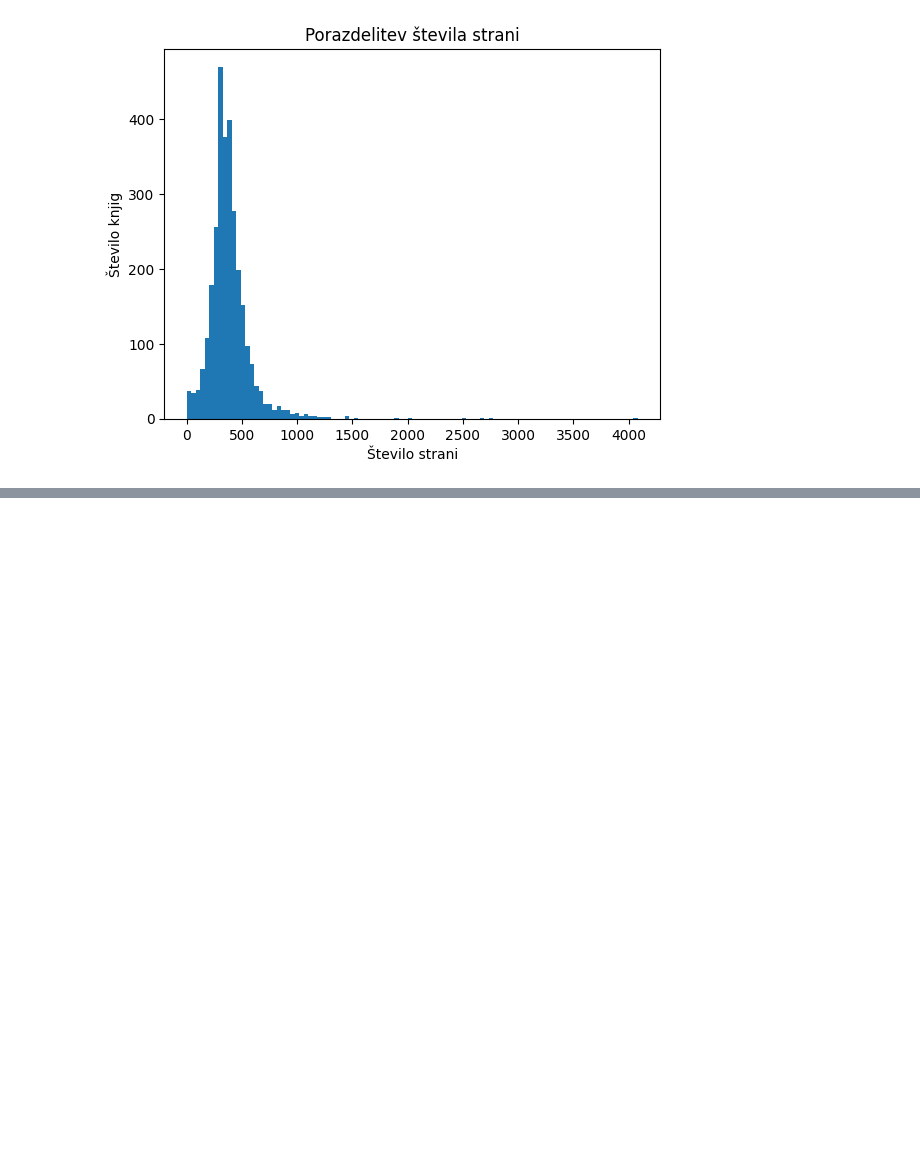
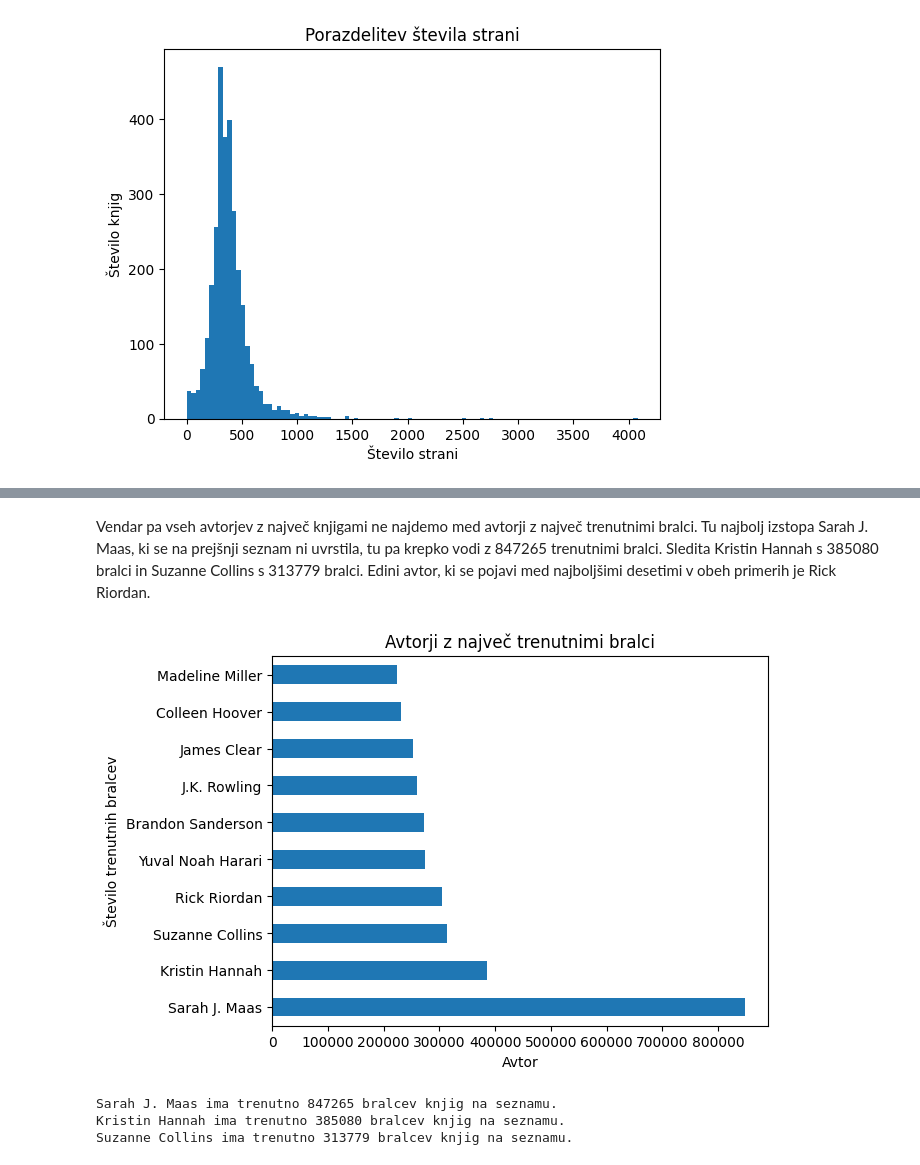
Before and after one commit to staricveronika/uvp-projektna-naloga, a Jupyter notebook: analiza_podatkov.ipynb, the cells around one changed output, grey strips where cells are left out. Saved outputs shown, nothing was run; the diff lists cells and outputs as text; code cells hidden in the pictures; blank space fills up the shorter version.

```diff
--- a/analiza_podatkov.ipynb
+++ b/analiza_podatkov.ipynb
@@ -201,0 +223,22 @@ najdaljsa_knjiga
+# %% [markdown]
+Vendar pa vseh avtorjev z največ knjigami ne najdemo med avtorji z največ trenutnimi bralci. Tu najbolj izstopa Sarah J. Maas, ki se na prejšnji seznam ni uvrstila, tu pa krepko vodi z 847265 trenutnimi bralci. Sledita Kristin Hannah s 385080 bralci in Suzanne Collins s 313779 bralci. Edini avtor, ki se pojavi med najboljšimi desetimi v obeh primerih je Rick Riordan.
+# %%
+top_avtorji_bralci = knjige.groupby("avtor")["st_trenutnih_bralcev"].sum().nlargest(10)
+
+top_avtorji_bralci.plot.barh()
+plt.title("Avtorji z največ trenutnimi bralci")
+plt.xlabel("Avtor")
+plt.ylabel("Število trenutnih bralcev")
+plt.show()
+# %% [output]
+[figure, added]
+# %%
+# izpišemo, koliko trenutnih bralcev imajo top 3 avtorice
+avtorji = ["Sarah J. Maas", "Kristin Hannah", "Suzanne Collins"]
+for avtor in avtorji:
+    st_bralcev = int(knjige[knjige["avtor"] == avtor]["st_trenutnih_bralcev"].sum())
+    print(f"{avtor} ima trenutno {st_bralcev} bralcev knjig na seznamu.")
+# %% [output]
+Sarah J. Maas ima trenutno 847265 bralcev knjig na seznamu.
+Kristin Hannah ima trenutno 385080 bralcev knjig na seznamu.
+Suzanne Collins ima trenutno 313779 bralcev knjig na seznamu.
```
Also changed, not shown: parts of 15 cells of this notebook.
